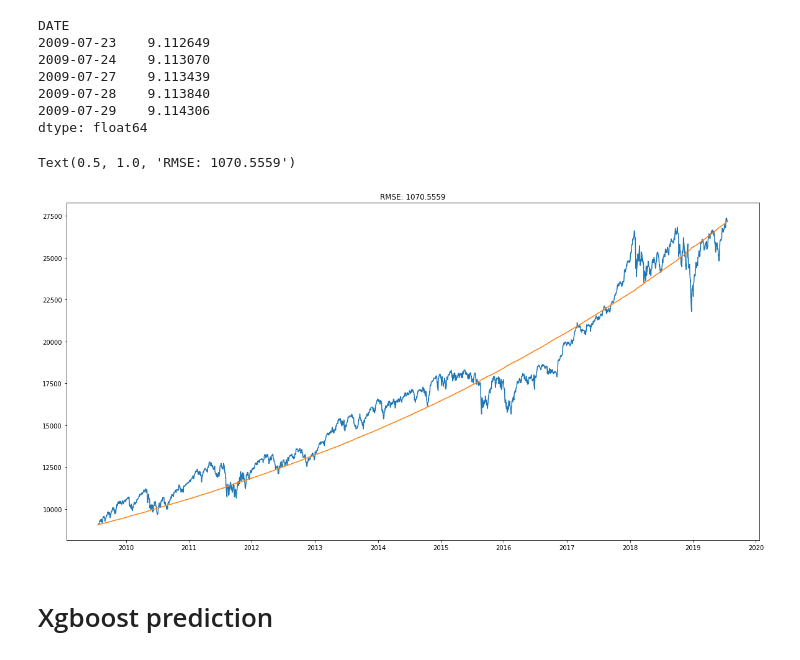
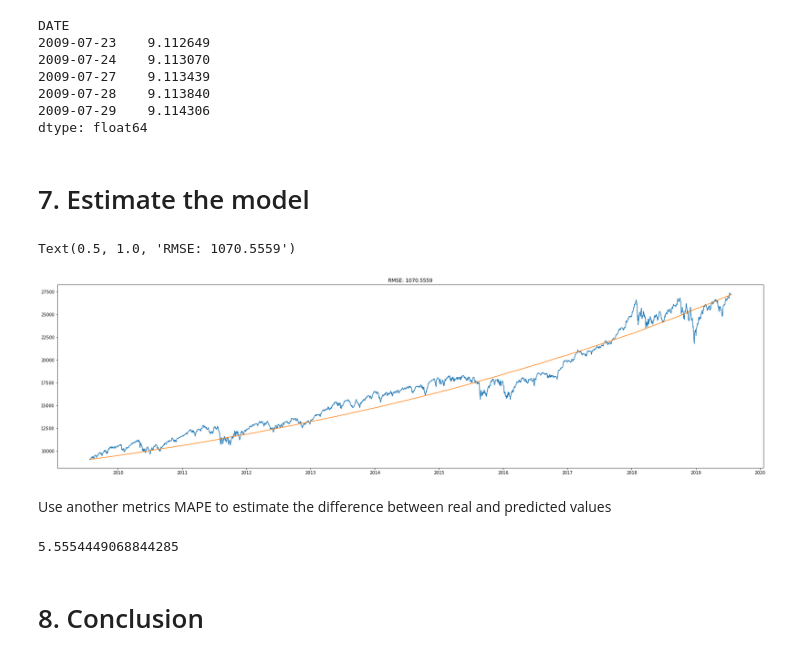
Before and after one commit to ivan-bulka/Portfolio, a Jupyter notebook: Dow_Jones_Time_Series_Predicting/DowJones_Predicting_TimeSeries_ARIMA.ipynb, the cells around one changed output. Drawn from its saved outputs; the diff is of its cells as text; code cells hidden in the pictures.

Commit message:
Apply MAPE, adding product comments

```diff
--- a/Dow_Jones_Time_Series_Predicting/DowJones_Predicting_TimeSeries_ARIMA.ipynb
+++ b/Dow_Jones_Time_Series_Predicting/DowJones_Predicting_TimeSeries_ARIMA.ipynb
@@ -6,7 +12,7 @@ import numpy as np
 import matplotlib.pylab as plt
 %matplotlib inline
 from matplotlib.pylab import rcParams
-rcParams['figure.figsize'] = 20, 10
+rcParams['figure.figsize'] = 30, 15
 import warnings
 warnings.filterwarnings("ignore")
 # %% [markdown]
@@ -341,13 +375,16 @@ DATE
 2009-07-28    9.113840
 2009-07-29    9.114306
 dtype: float64
+# %% [markdown]
+# 7. Estimate the model
 # %%
 predictions_ARIMA = np.exp(predictions_ARIMA_log)
+rcParams['figure.figsize'] = 30, 8
 plt.plot(ts)
 plt.plot(predictions_ARIMA)
 plt.title('RMSE: %.4f'% np.sqrt(sum((predictions_ARIMA-ts)**2)/len(ts)))
 # %% [output]
 Text(0.5, 1.0, 'RMSE: 1070.5559')
-[figure, old version]
+[figure, new version]
-# %% [markdown]
-# Xgboost prediction
+# %% [markdown]
+Use another metrics MAPE to estimate the difference between real and predicted values
@@ -353,0 +395,6 @@ Text(0.5, 1.0, 'RMSE: 1070.5559')
+# %%
+mean_absolute_percentage_error(ts, predictions_ARIMA)
+# %% [output]
+5.5554449068844285
+# %% [markdown]
+# 8. Conclusion
```
Also changed, not shown: parts of 30 cells of this notebook.
